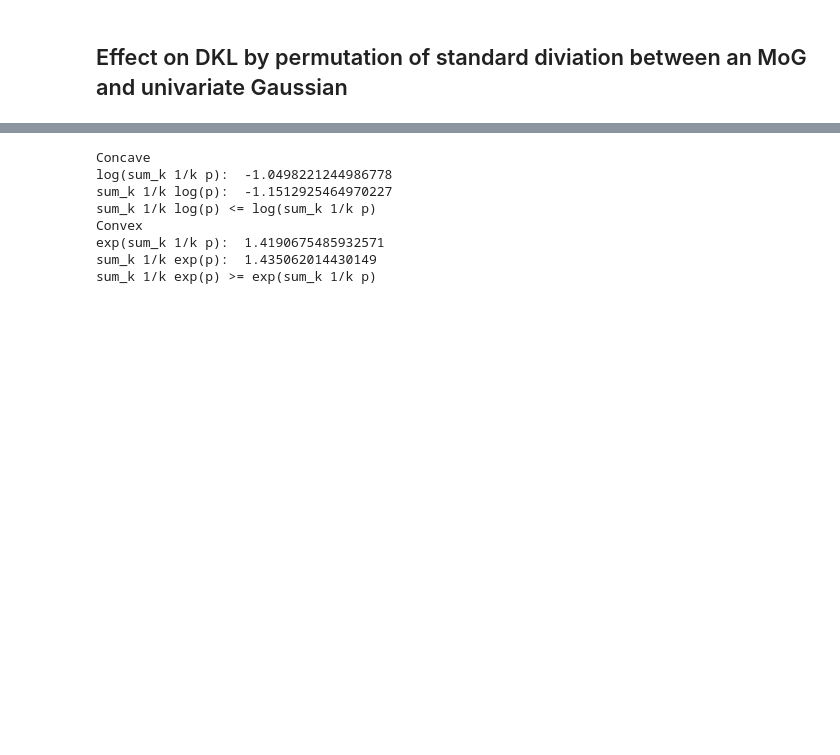
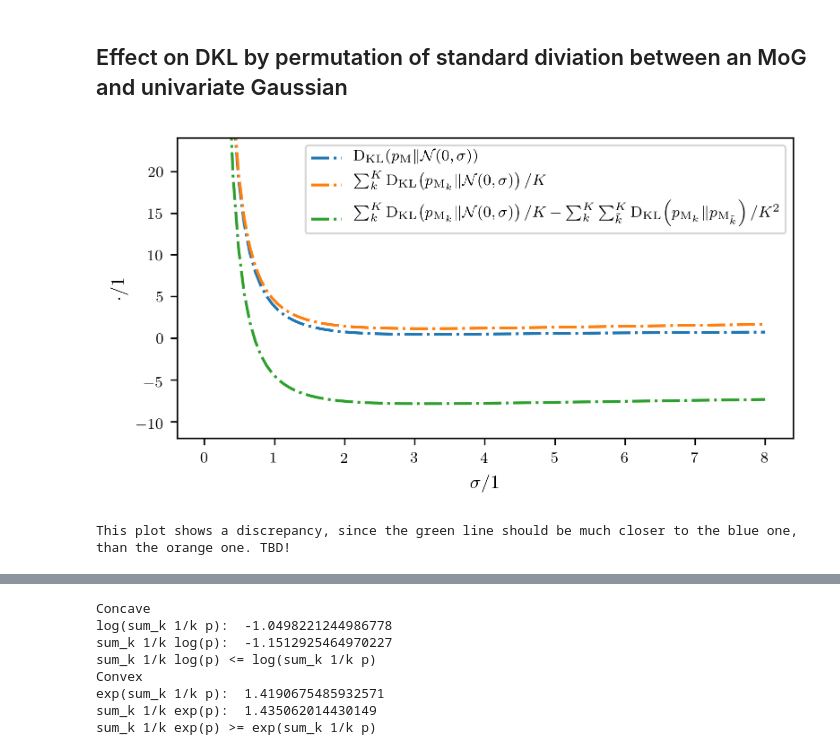
Before and after one commit to tik0/vae_tools, a Jupyter notebook: examples/KL_test.ipynb, the cells around one changed output, grey strips where cells are left out. Saved outputs shown, nothing was run; the diff lists cells and outputs as text; code cells hidden in the pictures; blank space fills up the shorter version.

```diff
--- a/examples/KL_test.ipynb
+++ b/examples/KL_test.ipynb
@@ -207,6 +225,30 @@ KLD_eval.r_naive, KLD_eval.r_full, KLD_eval.r_naive_q_is_p, KLD_eval.r_full_q_is
 for s in scale:
     rv = norm(loc = 0., scale = s)
     KLD_eval(rv, rv1, rv2, plot=False, do_print=False)
+# %%
+
+_, ax = plt.subplots(1,1,figsize=(paper_width_inch,paper_width_inch/2.), dpi=300)
+#"exact. p:MoG"
+ax.plot(scale, KLD_eval.r_full_q_is_p,'-.',label=r"$\text{D}_{\text{KL}}\!\left(p_{\text{M}}\|\mathcal{N}(0,\sigma)\right)$")
+#"approx. p:MoG"
+ax.plot(scale, KLD_eval.r_naive_q_is_p,'-.',label=r"$\sum_k^K\text{D}_{\text{KL}}\!\left(p_{\text{M}_k}\|\mathcal{N}(0,\sigma)\right)/K$")
+# tighter bound
+ax.plot(scale, KLD_eval.r_tighter_q_is_p,'-.',label=r"$\sum_k^K\text{D}_{\text{KL}}\!\left(p_{\text{M}_k}\|\mathcal{N}(0,\sigma)\right)/K - \sum_k^K \sum_{\tilde{k}}^K \text{D}_{\text{KL}}\!\left(p_{\text{M}_k}\|p_{\text{M}_{\tilde{k}}}\right)/K^2  $")
+# plt.title("Effect on DKL by permutation of arguments between an MoG and univariate Gaussian", fontsize=10, fontfamily='serif')
+plt.legend(prop={'size': 8, 'family': 'serif'})
+plt.ylabel(r"$\cdot / 1$", fontsize=10, fontfamily='serif')
+plt.xlabel(r"$\sigma / 1$", fontsize=10, fontfamily='serif')
+plt.ylim([-12,24])
+plt.gca().tick_params(axis='both', which='minor', labelsize=8) # , pad=-4, labelrotation=45)
+plt.gca().tick_params(axis='both', which='major', labelsize=8) # , pad=-4, labelrotation=45)
+#plt.savefig("/tmp/kl_divergence_N_vs_MoG_over_sigma.pdf", dpi='figure', transparent=True, papertype='a4', bbox_inches='tight')
+plt.show()
+
+print("This plot shows a discrepancy, since the green line should be much closer to the blue" +
+      " one, than the orange one. TBD!")
+# %% [output]
+[figure, added]
+This plot shows a discrepancy, since the green line should be much closer to the blue one, than the orange one. TBD!
 # %%
 _, ax = plt.subplots(1,1,figsize=(paper_width_inch,paper_width_inch/2.), dpi=300)
 #"exact. p:N"
```
Also changed, not shown: parts of 7 cells of this notebook, 1 other file.
